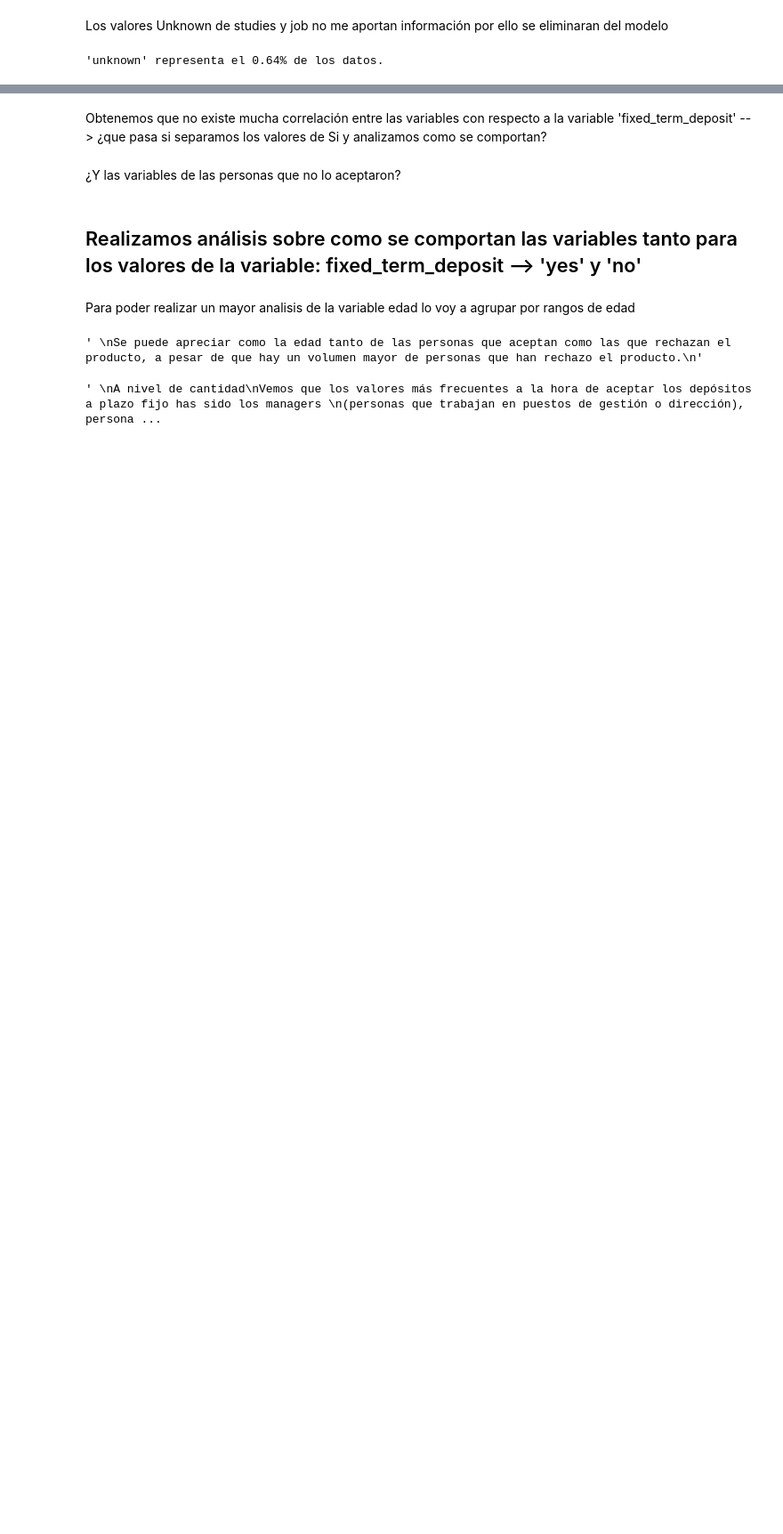
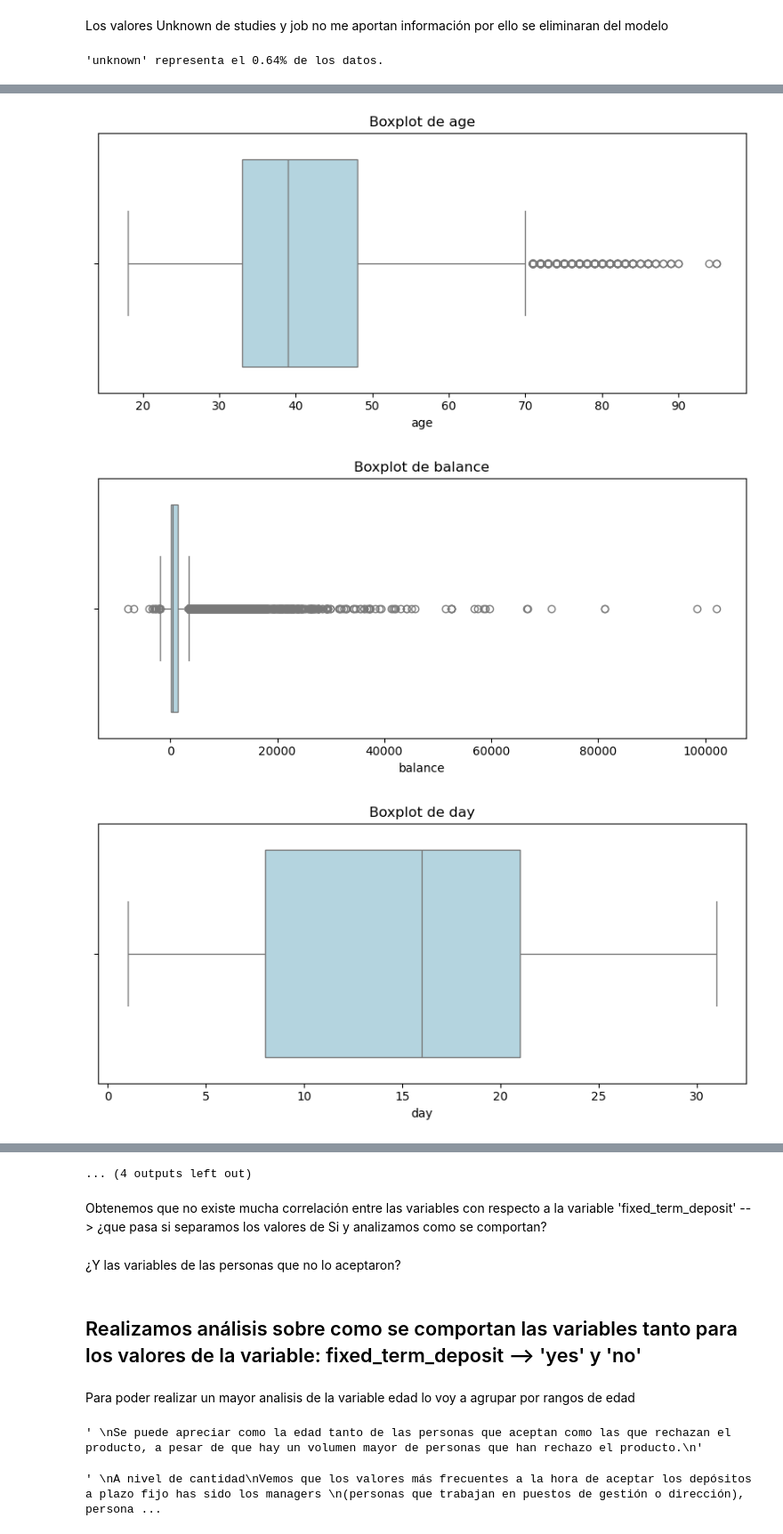
Before and after one commit to Ogomez07/Proyecto-Abril, a Jupyter notebook: notebooks/definido.ipynb, the cells around one changed output, grey strips where cells are left out. Shown at 89% size. Drawn from its saved outputs; the diff is of its cells as text; code cells hidden in the pictures; blank space fills up the shorter version.

```diff
--- a/notebooks/definido.ipynb
+++ b/notebooks/definido.ipynb
@@ -216,39 +220,54 @@ def plot_numerical_distributions(df):
 # %%
 def plot_individual_boxplots(df):
     """
     Genera boxplots individuales:
     - Uno por cada variable numérica (distribución simple).
     - Uno por cada variable categórica cruzada con 'age' (distribución por grupo).
     """
     numerical_vars = ['age', 'balance', 'day', 'duration', 'campaign', 'pdays', 'previous']
     categorical_vars = ['job', 'marital', 'education', 'default', 'housing', 'loan',
                         'contact', 'poutcome', 'y']
 
     # 1. Boxplots de variables numéricas
     if len(numerical_vars) == 0:
         print("No se encontraron columnas numéricas en el DataFrame.")
     else:
         for col in numerical_vars:
-            plt.figure(figsize=(8, 4))
-            sns.boxplot(x=df[col], color='lightblue')
-            plt.title(f'Boxplot de {col}')
-            plt.xlabel(col)
-            plt.tight_layout()
-            plt.show()
+            if col in df.columns:
+                plt.figure(figsize=(8, 4))
+                sns.boxplot(x=df[col], color='lightblue')
+                plt.title(f'Boxplot de {col}')
+                plt.xlabel(col)
+                plt.tight_layout()
+                plt.show()
+            else:
+                print(f"❌ La columna '{col}' no está presente en el DataFrame. Saltando...")
 
-    # 2. Boxplots cruzando categóricas con 'edad'
+    # 2. Boxplots cruzando categóricas con 'age'
+    if 'age' not in df.columns:
+        print("❌ La columna 'age' no está presente en el DataFrame. No se pueden graficar boxplots por grupo.")
+        return
+
     if len(categorical_vars) == 0:
-        print('No se encontraron columnas categóricas en el DataFrame')
-
+        print("No se encontraron columnas categóricas en el DataFrame.")
     else:
         for cat in categorical_vars:
+            if cat not in df.columns:
+                print(f"❌ La columna '{cat}' no está presente en el DataFrame. Saltando...")
+                continue
+
             plt.figure(figsize=(10, 6))
-            sns.boxplot(data=df, x=cat, y='age', palette='Set2')
+            sns.boxplot(data=df, x=cat, y='age', hue=cat, palette='Set2')
             plt.title(f'Distribución de la edad según {cat}')
             plt.xlabel(cat)
             plt.ylabel('Edad')
             plt.xticks(rotation=45)
             plt.tight_layout()
             plt.show()
 
-# plot_individual_boxplots(df)
+
+plot_individual_boxplots(df)
+# %% [output]
+[figure, added]
+[figure, added]
+[figure, added]
@@ -255,3 +283,4 @@ def plot_individual_boxplots(df):
+... (4 outputs left out)
 # %%
 # Analizamos la relacion o el comportamiento que puede haber entre cada variable cuantitativa con la variable edad e
 def plot_boxplot_with_y(df):
```
Also changed, not shown: parts of 6 cells of this notebook, 2 other files.
